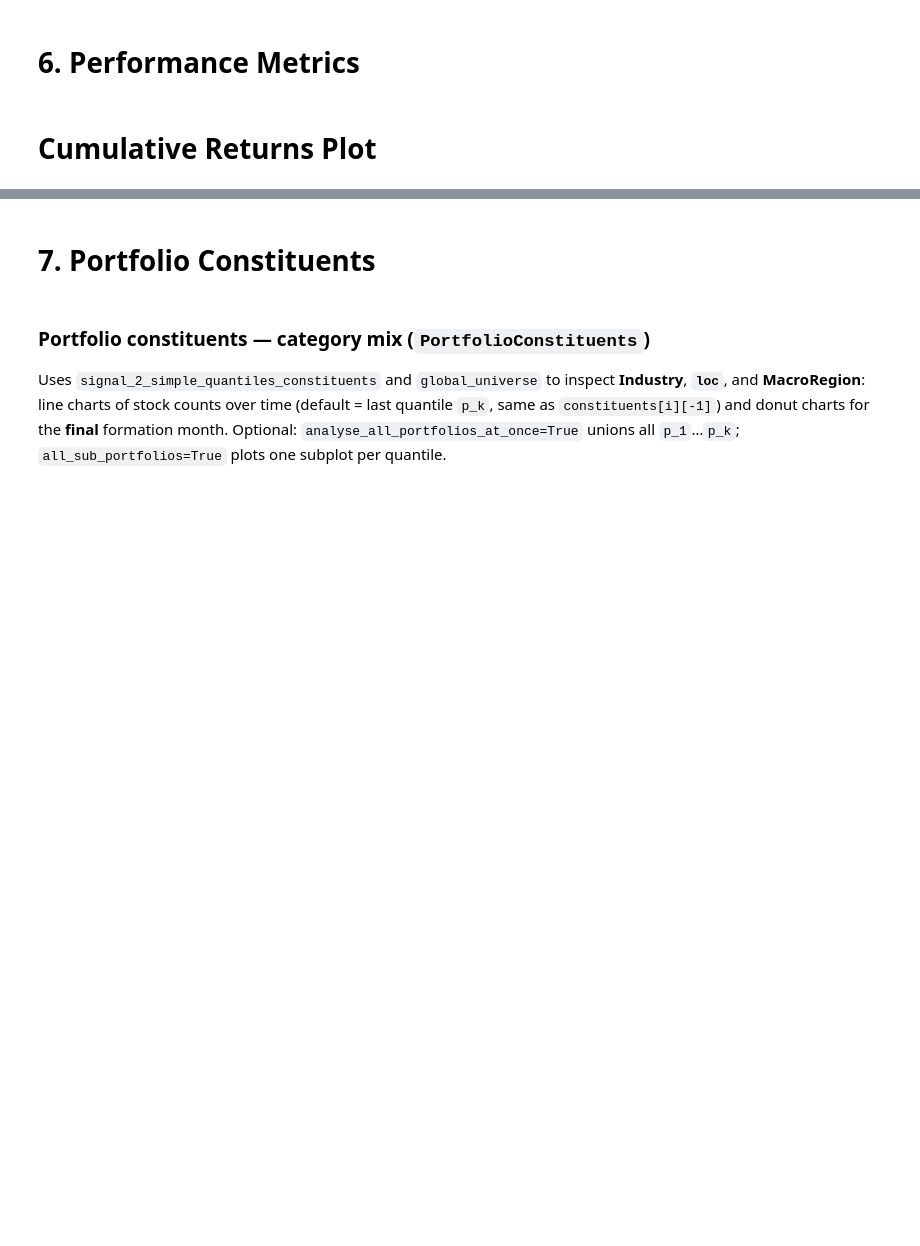
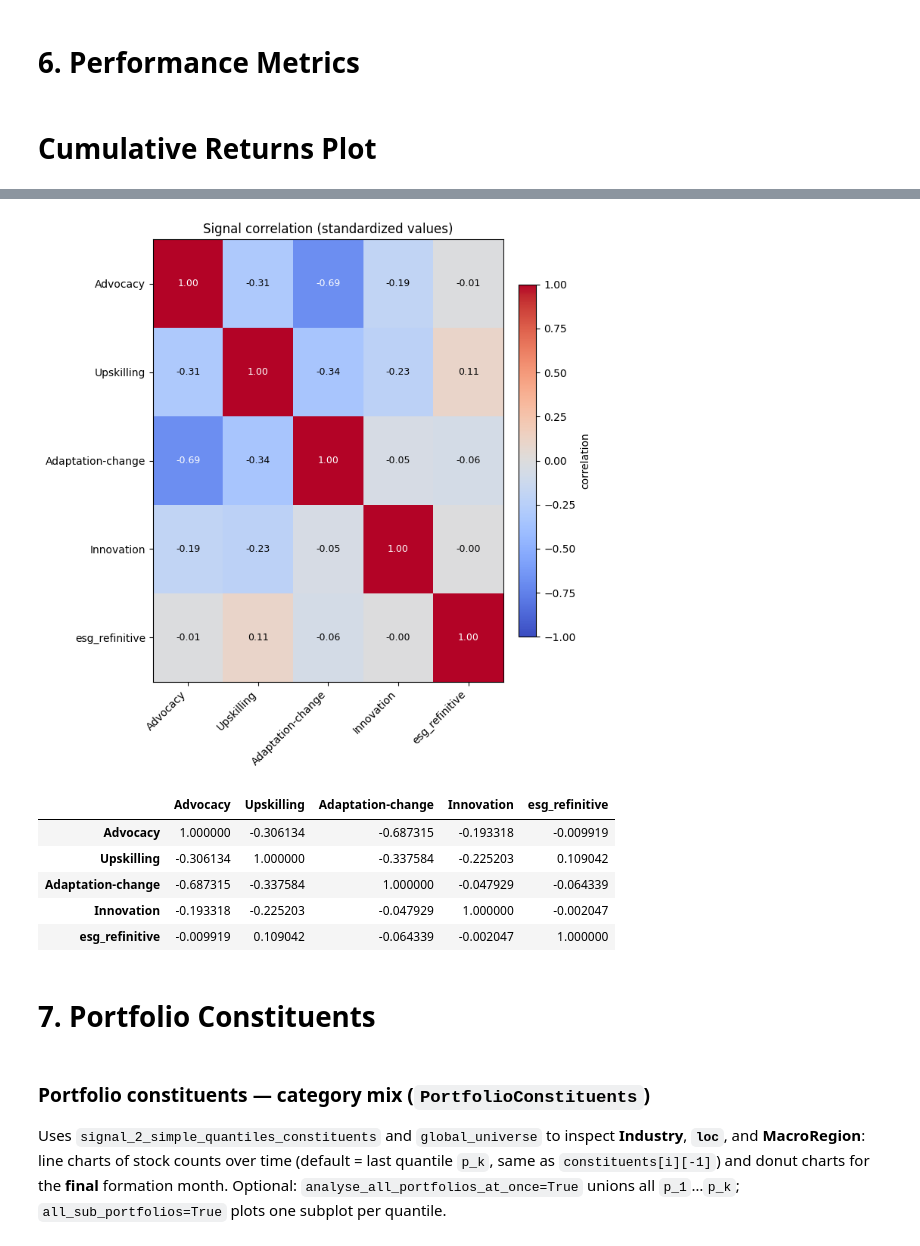
Before and after one commit to christy108/modular_fund_analysis, a Jupyter notebook: Main.ipynb, the cells around one changed output, grey strips where cells are left out. Saved outputs shown, nothing was run; the diff lists cells and outputs as text; code cells hidden in the pictures; blank space fills up the shorter version.

Commit message:
correlation

```diff
--- a/Main.ipynb
+++ b/Main.ipynb
@@ -1194,16 +1221,23 @@ Saving run artifacts to: output/4_signals_new/Japan/Sum_All_Signals/esg/refiniti
 # %%
-# --- ESG vs signals return correlation (LC path: esg_choice != "none" and not esg_full_universe) ---
-from functions.portfolio_metrics.signal_correlation import esg_signal_correlation
+# --- Signal correlation: standardized SIGNAL VALUES (LC path: esg_choice != "none" and not esg_full_universe) ---
+from functions.portfolio_metrics.signal_correlation import signal_correlation
 
 if esg_choice != "none" and not esg_full_universe:
-    esg_corr = esg_signal_correlation(
-        signal_quantiles,
+    signal_corr = signal_correlation(
+        signal_df,
         signal_names,
-        no_simple_quantiles,
-        save_path=_img_dir / "esg_signal_correlation.png",
-        csv_path=_csv_dir / "esg_signal_correlation.csv",
+        save_path=_img_dir / "signal_correlation.png",
+        csv_path=_csv_dir / "signal_correlation.csv",
     )
-    display(esg_corr)
+    display(signal_corr)
+# %% [output]
+[figure, added]
+|  | Advocacy | Upskilling | Adaptation-change | Innovation | esg_refinitive |
+| Advocacy | 1.000000 | -0.306134 | -0.687315 | -0.193318 | -0.009919 |
+| Upskilling | -0.306134 | 1.000000 | -0.337584 | -0.225203 | 0.109042 |
+| Adaptation-change | -0.687315 | -0.337584 | 1.000000 | -0.047929 | -0.064339 |
+| Innovation | -0.193318 | -0.225203 | -0.047929 | 1.000000 | -0.002047 |
+| esg_refinitive | -0.009919 | 0.109042 | -0.064339 | -0.002047 | 1.000000 |
 # %%
 from functions.extra_functions.code_done_sound_effect import play_done_sound
 
```
Also changed, not shown: parts of 6 cells of this notebook, 1 other file.
